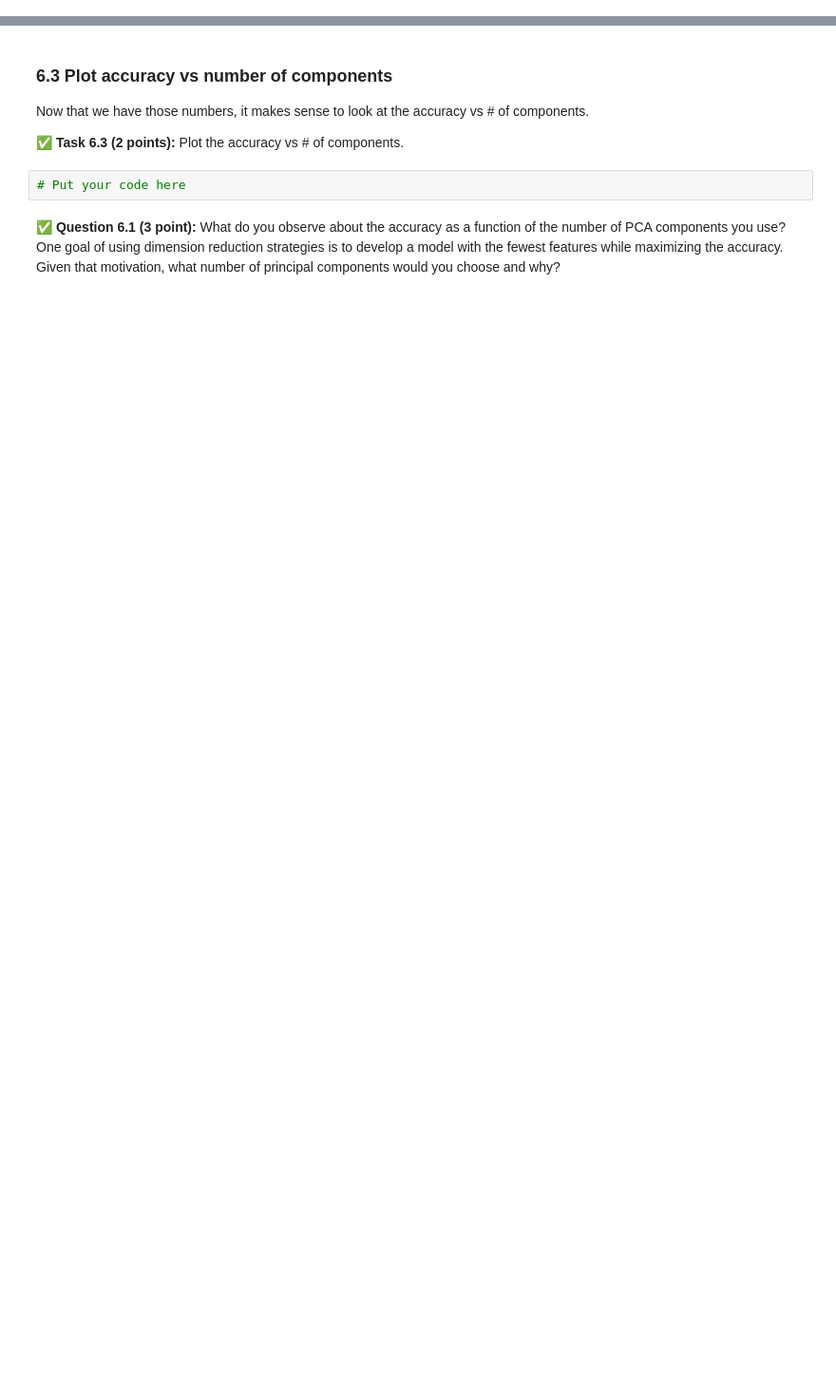
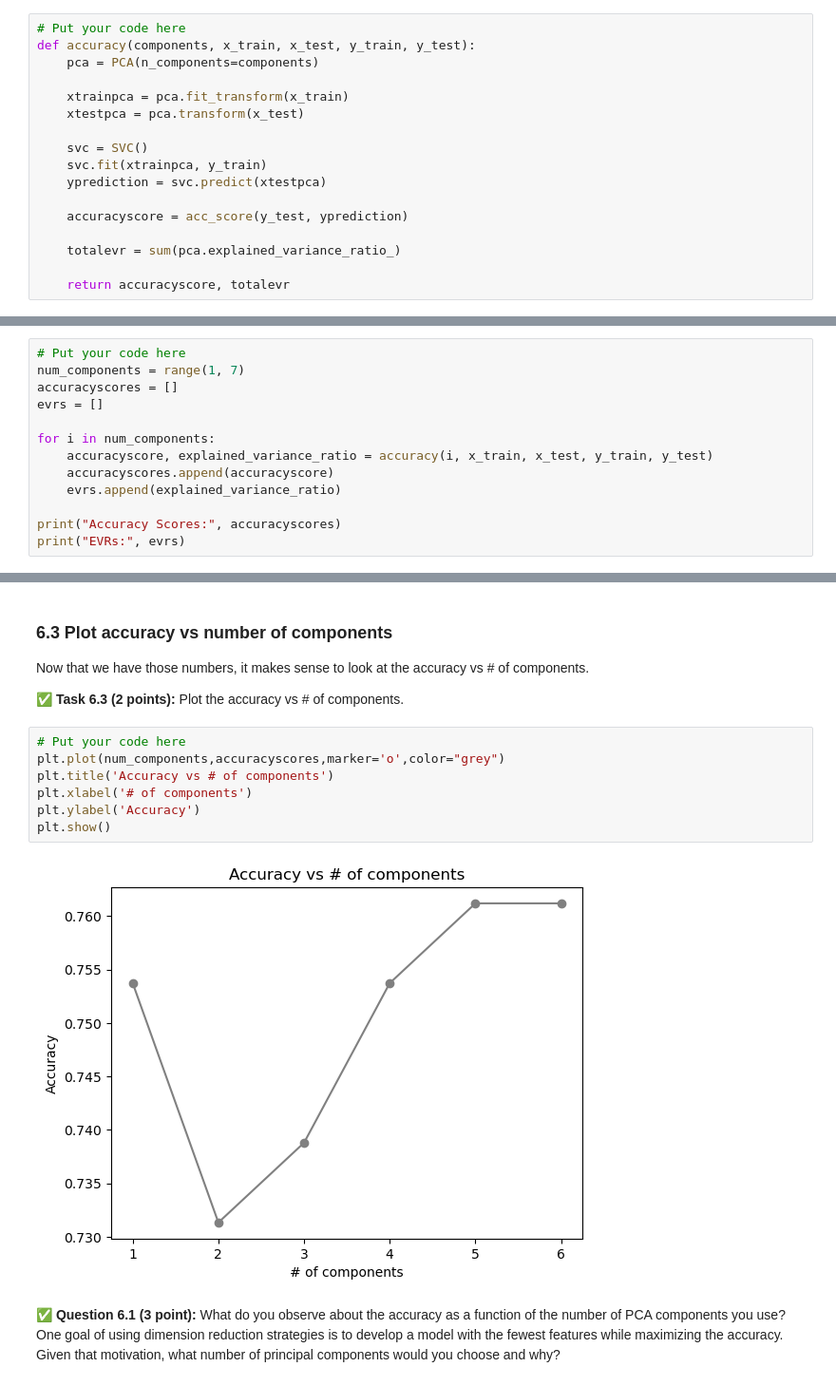
Before and after one commit to varshasg/CMSE202-s23-turnin, a Jupyter notebook: hw-04/HW-04_PerceptronSVMandPCA-STUDENT.ipynb, the cells around one changed output, grey strips where cells are left out. Shown: that part at 95% size. Drawn from its saved outputs; the diff is of its cells as text; blank space fills up the shorter version.

```diff
--- a/hw-04/HW-04_PerceptronSVMandPCA-STUDENT.ipynb
+++ b/hw-04/HW-04_PerceptronSVMandPCA-STUDENT.ipynb
@@ -467,3 +467,20 @@ and it should **return** the accuracy score for an SVC model fit to pca transfor
+# %%
+# Put your code here
+def accuracy(components, x_train, x_test, y_train, y_test):
+    pca = PCA(n_components=components)
+
+    xtrainpca = pca.fit_transform(x_train)
+    xtestpca = pca.transform(x_test)
+
+    svc = SVC()
+    svc.fit(xtrainpca, y_train)
+    yprediction = svc.predict(xtestpca)
+
+    accuracyscore = acc_score(y_test, yprediction)
+
+    totalevr = sum(pca.explained_variance_ratio_)
+
+    return accuracyscore, totalevr
 # %% [markdown]
 ### 6.2 Compute accuracies
 
@@ -476,0 +492,13 @@ Now that you have created a function that returns the accuracy for a given numbe
+# %%
+# Put your code here
+num_components = range(1, 7)
+accuracyscores = []
+evrs = []
+
+for i in num_components:
+    accuracyscore, explained_variance_ratio = accuracy(i, x_train, x_test, y_train, y_test)
+    accuracyscores.append(accuracyscore)
+    evrs.append(explained_variance_ratio)
+
+print("Accuracy Scores:", accuracyscores)
+print("EVRs:", evrs)
@@ -480,7 +511,14 @@ Now that you have created a function that returns the accuracy for a given numbe
 Now that we have those numbers, it makes sense to look at the accuracy vs # of components.
 
 **&#9989; Task 6.3 (2 points):** Plot the accuracy vs # of components.
-# %%
-# Put your code here
+# %%
+# Put your code here
+plt.plot(num_components,accuracyscores,marker='o',color="grey")
+plt.title('Accuracy vs # of components')
+plt.xlabel('# of components')
+plt.ylabel('Accuracy')
+plt.show()
+# %% [output]
+[figure, added]
 # %% [markdown]
 **&#9989; Question 6.1 (3 point):** What do you observe about the accuracy as a function of the number of PCA components you use? One goal of using dimension reduction strategies is to develop a model with the fewest features while maximizing the accuracy. Given that motivation, what number of principal components would you choose and why?
```
Also changed, not shown: parts of 11 cells of this notebook.
